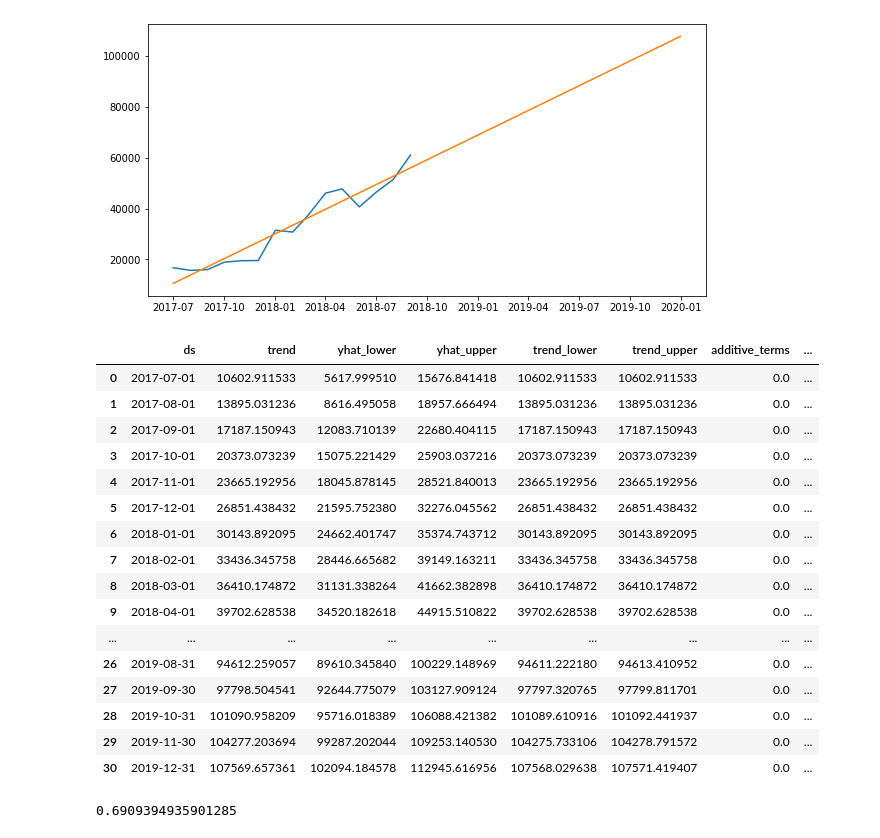
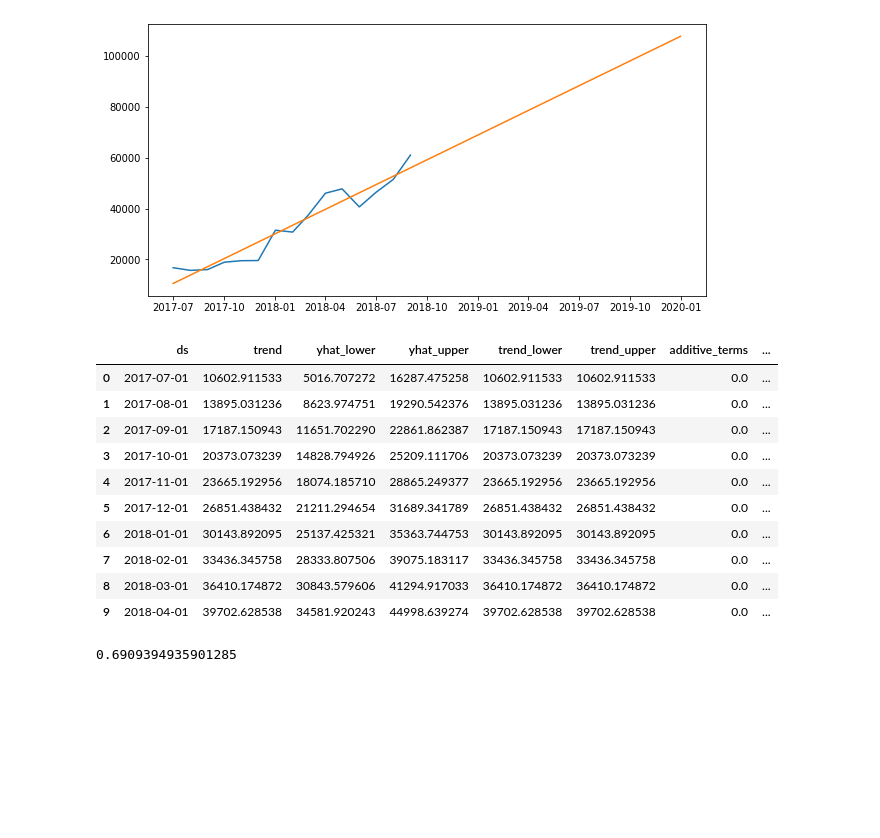
Before and after one commit to chosus/e-commerce, a Jupyter notebook: E-Commerce.ipynb, the cells around one changed output. Cells and saved outputs as stored; diff of their text form; code cells hidden in the pictures; blank space fills up the shorter version.

```diff
--- a/E-Commerce.ipynb
+++ b/E-Commerce.ipynb
@@ -509,25 +487,19 @@ plt.show()
 # %% [output]
 [figure]
 # %%
-forecast
+forecast.head(10)
 # %% [output]
 |  | ds | trend | yhat_lower | yhat_upper | trend_lower | trend_upper | additive_terms | ... |
-| 0 | 2017-07-01 | 10602.911533 | 5617.999510 | 15676.841418 | 10602.911533 | 10602.911533 | 0.0 | ... |
-| 1 | 2017-08-01 | 13895.031236 | 8616.495058 | 18957.666494 | 13895.031236 | 13895.031236 | 0.0 | ... |
-| 2 | 2017-09-01 | 17187.150943 | 12083.710139 | 22680.404115 | 17187.150943 | 17187.150943 | 0.0 | ... |
-| 3 | 2017-10-01 | 20373.073239 | 15075.221429 | 25903.037216 | 20373.073239 | 20373.073239 | 0.0 | ... |
-| 4 | 2017-11-01 | 23665.192956 | 18045.878145 | 28521.840013 | 23665.192956 | 23665.192956 | 0.0 | ... |
-| 5 | 2017-12-01 | 26851.438432 | 21595.752380 | 32276.045562 | 26851.438432 | 26851.438432 | 0.0 | ... |
-| 6 | 2018-01-01 | 30143.892095 | 24662.401747 | 35374.743712 | 30143.892095 | 30143.892095 | 0.0 | ... |
-| 7 | 2018-02-01 | 33436.345758 | 28446.665682 | 39149.163211 | 33436.345758 | 33436.345758 | 0.0 | ... |
-| 8 | 2018-03-01 | 36410.174872 | 31131.338264 | 41662.382898 | 36410.174872 | 36410.174872 | 0.0 | ... |
-| 9 | 2018-04-01 | 39702.628538 | 34520.182618 | 44915.510822 | 39702.628538 | 39702.628538 | 0.0 | ... |
-| ... | ... | ... | ... | ... | ... | ... | ... | ... |
-| 26 | 2019-08-31 | 94612.259057 | 89610.345840 | 100229.148969 | 94611.222180 | 94613.410952 | 0.0 | ... |
-| 27 | 2019-09-30 | 97798.504541 | 92644.775079 | 103127.909124 | 97797.320765 | 97799.811701 | 0.0 | ... |
-| 28 | 2019-10-31 | 101090.958209 | 95716.018389 | 106088.421382 | 101089.610916 | 101092.441937 | 0.0 | ... |
-| 29 | 2019-11-30 | 104277.203694 | 99287.202044 | 109253.140530 | 104275.733106 | 104278.791572 | 0.0 | ... |
-| 30 | 2019-12-31 | 107569.657361 | 102094.184578 | 112945.616956 | 107568.029638 | 107571.419407 | 0.0 | ... |
+| 0 | 2017-07-01 | 10602.911533 | 5016.707272 | 16287.475258 | 10602.911533 | 10602.911533 | 0.0 | ... |
+| 1 | 2017-08-01 | 13895.031236 | 8623.974751 | 19290.542376 | 13895.031236 | 13895.031236 | 0.0 | ... |
+| 2 | 2017-09-01 | 17187.150943 | 11651.702290 | 22861.862387 | 17187.150943 | 17187.150943 | 0.0 | ... |
+| 3 | 2017-10-01 | 20373.073239 | 14828.794926 | 25209.111706 | 20373.073239 | 20373.073239 | 0.0 | ... |
+| 4 | 2017-11-01 | 23665.192956 | 18074.185710 | 28865.249377 | 23665.192956 | 23665.192956 | 0.0 | ... |
+| 5 | 2017-12-01 | 26851.438432 | 21211.294654 | 31689.341789 | 26851.438432 | 26851.438432 | 0.0 | ... |
+| 6 | 2018-01-01 | 30143.892095 | 25137.425321 | 35363.744753 | 30143.892095 | 30143.892095 | 0.0 | ... |
+| 7 | 2018-02-01 | 33436.345758 | 28333.807506 | 39075.183117 | 33436.345758 | 33436.345758 | 0.0 | ... |
+| 8 | 2018-03-01 | 36410.174872 | 30843.579606 | 41294.917033 | 36410.174872 | 36410.174872 | 0.0 | ... |
+| 9 | 2018-04-01 | 39702.628538 | 34581.920243 | 44998.639274 | 39702.628538 | 39702.628538 | 0.0 | ... |
 # %%
 #YoY Growth
 94612.259057/55952.480509-1
```
Also changed, not shown: parts of 7 cells of this notebook.
